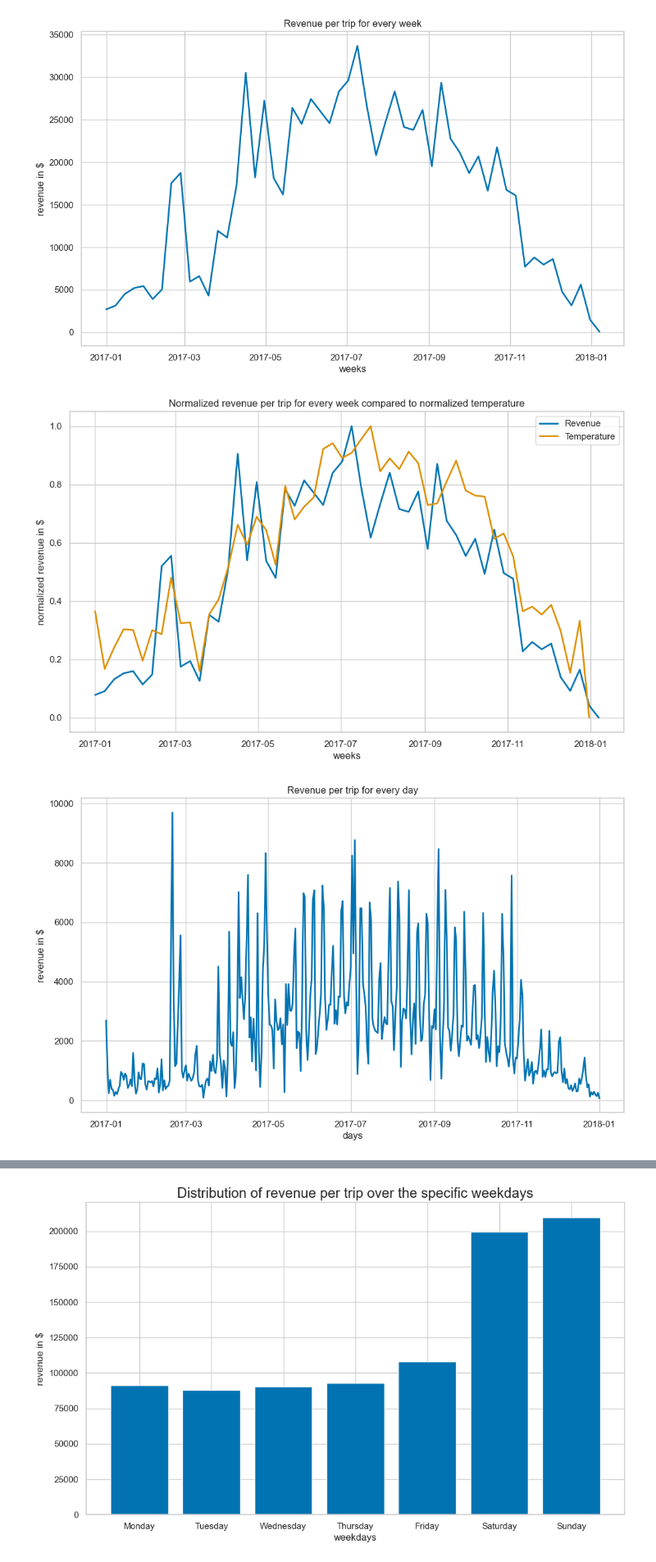
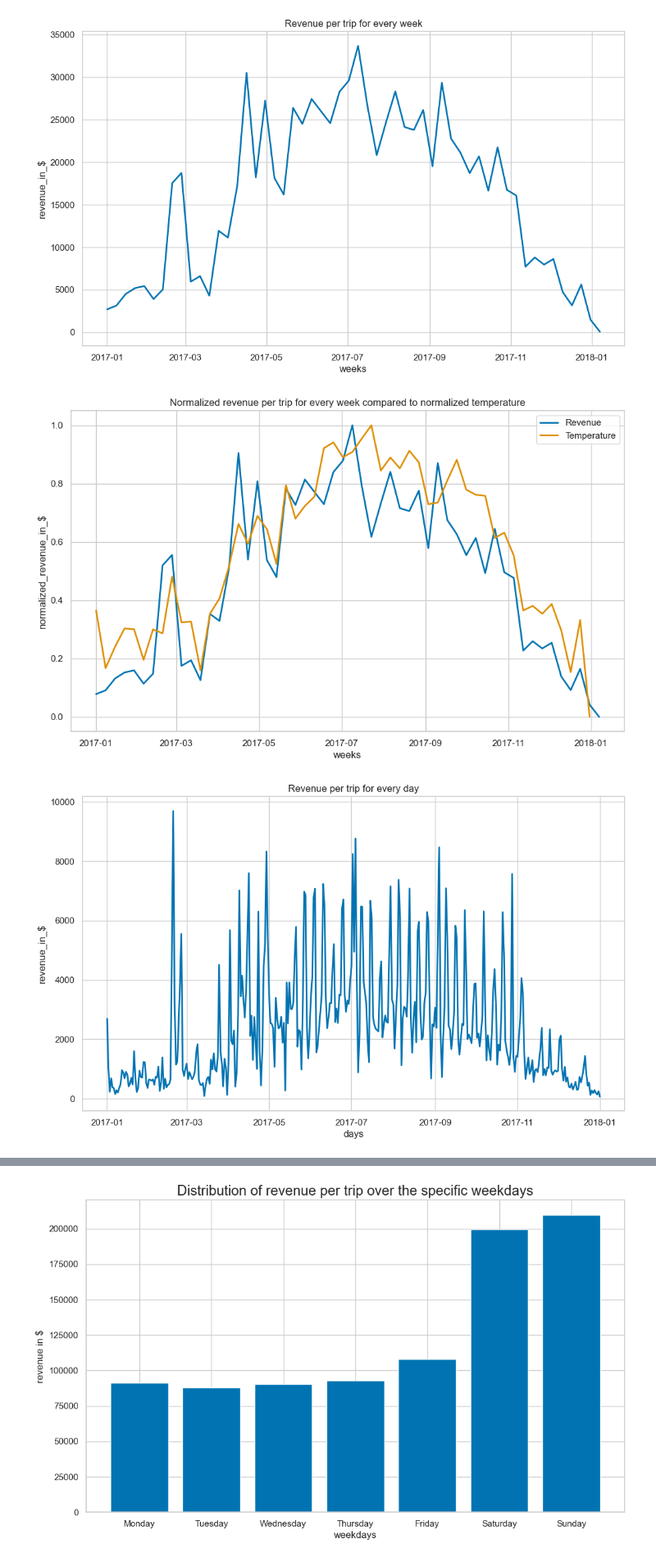
Before and after one commit to yassinehammou27/intentionally_blank, a Jupyter notebook: Team Assignment - Intentionally Blank.ipynb, the cells around one changed output, grey strips where cells are left out. Shown: that part at 82% size. Cells and saved outputs as stored; diff of their text form; code cells hidden in the pictures.

```diff
--- a/Team Assignment - Intentionally Blank.ipynb
+++ b/Team Assignment - Intentionally Blank.ipynb
@@ -289,10 +292,10 @@ All dataframes for reference:
 # %%
 # Prepare new dataframe for calculating the revenue
-df_phil_revenue = df_philadelphia_cleaned[['start_time', 'end_time', 'trip_duration', 'user_type', 'weekday']].copy(deep=True)
+df_phil_revenue = df_philadelphia_cleaned[['end_time', 'trip_duration', 'user_type', 'weekday']].copy(deep=True)
 df_phil_revenue.loc[:, 'trip_duration'] = df_phil_revenue['trip_duration'].dt.seconds / 60
-df_phil_revenue.rename(columns={'trip_duration': 'trip_duration in minutes'}, inplace=True)
+df_phil_revenue.rename(columns={'trip_duration': 'trip_duration_in_minutes'}, inplace=True)
 # Since we have full minutes without any remainder we can convert the trip_duration in minutes to int
-df_phil_revenue['trip_duration in minutes'] = df_phil_revenue['trip_duration in minutes'].astype(int)
+df_phil_revenue['trip_duration_in_minutes'] = df_phil_revenue['trip_duration_in_minutes'].astype(int)
 # The dataset from above needs to be resetted, so it doesnt need to be done here!!!!!!!!!!!!!!!!!!!!!!!!!!!!!!!!!!!!!!!!!
 df_phil_revenue.reset_index(drop = True, inplace =True)
 df_phil_revenue
@@ -326,33 +330,34 @@ Prices for the specific "user_type" in our dataframe (as seen above) were found
 
 Since we were not able to find any information regarding the "Two Day Pass" we assumed that the same pricing conditions apply from the "One Day Pass" to the "Two Day Pass".
 # %%
-# Calculation of every user_type pricing condition and saving it in a new column called "revenue in $"
+# Calculation of every user_type pricing condition and saving it in a new column called "revenue_in_$"
 for i in range(0, len(df_phil_revenue)):
     # We need the duration and the user_type beforehand to determine the different pricing conditions
-    duration = df_phil_revenue.at[i, 'trip_duration in minutes']
+    duration = df_phil_revenue.at[i, 'trip_duration_in_minutes']
     price_type = df_phil_revenue.at[i, 'user_type']
     if(price_type == 'Walk-up'):
-        df_phil_revenue.at[i, 'revenue in $'] = 4*(np.ceil((df_phil_revenue.at[i, 'trip_duration in minutes'])/30))
+        df_phil_revenue.at[i, 'revenue_in_$'] = 4*(np.ceil((df_phil_revenue.at[i, 'trip_duration_in_minutes'])/30))
     elif(price_type == 'IndegoFlex'):
-        df_phil_revenue.at[i, 'revenue in $'] = 4*(np.ceil((df_phil_revenue.at[i, 'trip_duration in minutes'])/60))
+        df_phil_revenue.at[i, 'revenue_in_$'] = 4*(np.ceil((df_phil_revenue.at[i, 'trip_duration_in_minutes'])/60))
     elif(price_type == 'One Day Pass' or price_type == 'Two Day Pass'):
         # Since there are unlimited 30 minute trips, we can just give them 0$ revenue as a result
         if(duration <= 30):
-            df_phil_revenue.at[i, 'revenue in $'] = 0
+            df_phil_revenue.at[i, 'revenue_in_$'] = 0
         else:
             # - 30 needs to be added to the calculation, so the first half an hour doesnt count in
-            df_phil_revenue.at[i, 'revenue in $'] = 2*(np.ceil((df_phil_revenue.at[i, 'trip_duration in minutes'] - 30)/30))
+            df_phil_revenue.at[i, 'revenue_in_$'] = 2*(np.ceil((df_phil_revenue.at[i, 'trip_duration_in_minutes'] - 30)/30))
     elif(price_type == 'Indego365' or price_type == 'Indego30'):
         # Since there are unlimited 60 minute trips, we can just give them 0$ revenue as a result
         if(duration <= 60):
-            df_phil_revenue.at[i, 'revenue in $'] = 0
+            df_phil_revenue.at[i, 'revenue_in_$'] = 0
         else:
             # - 60 needs to be added to the calculation, so the first hour doesnt count in
-            df_phil_revenue.at[i, 'revenue in $'] = 4*(np.ceil((df_phil_revenue.at[i, 'trip_duration in minutes'] - 60)/60))
+            df_phil_revenue.at[i, 'revenue_in_$'] = 4*(np.ceil((df_phil_revenue.at[i, 'trip_duration_in_minutes'] - 60)/60))
+
+# Since we dont have any values with remainder, we can also convert the revenue into an int for convenience, and drop the trip duration
+df_phil_revenue['revenue_in_$'] = df_phil_revenue['revenue_in_$'].astype(int)
+df_phil_revenue.drop('trip_duration_in_minutes', axis = 1, inplace = True)
 # %%
-# Since we dont have any values with remainder, we can also convert the revenue into an int
-df_phil_revenue['revenue in $'] = df_phil_revenue['revenue in $'].astype(int)
-
 # Finished dataframe with all revenue calculations done
 df_phil_revenue
 # %% [output]
@@ -372,15 +377,11 @@ df_phil_revenue
 # %%
 # Creating a new dataframe for easier usage later on for the plots
 df_phil_revenue_plt = df_phil_revenue.copy()
-
-# Dropping every column except for the revenue in $
-df_phil_revenue_plt.drop('start_time', axis = 1, inplace = True)
-df_phil_revenue_plt.drop('trip_duration in minutes', axis = 1, inplace = True)
 
 # Setting the end_time as our new index to resample
 df_phil_revenue_plt.sort_values(["end_time"], inplace = True)
 df_phil_revenue_plt.set_index('end_time', inplace = True)
 
-#Finished dataframe
+#Finished dataframe for plotting purposes
 df_phil_revenue_plt
 # %% [output]
@@ -461,30 +464,30 @@ df_phil_revenue_weather.set_index('date_time', inplace = True)
 df_phil_revenue_weather = df_phil_revenue_weather.resample('W').mean()
 
 # Normalizing data
-df_phil_revenue_plt_weekly['normalized revenue in $'] = (df_phil_revenue_plt_weekly[["revenue in $"]] - df_phil_revenue_plt_weekly[["revenue in $"]].min(axis=0)) / (df_phil_revenue_plt_weekly[["revenue in $"]].max(axis=0) - df_phil_revenue_plt_weekly[["revenue in $"]].min(axis=0))
-df_phil_revenue_weather['normalized min_temp'] = (df_phil_revenue_weather[["min_temp"]] - df_phil_revenue_weather[["min_temp"]].min(axis=0)) / (df_phil_revenue_weather[["min_temp"]].max(axis=0) - df_phil_revenue_weather[["min_temp"]].min(axis=0))
+df_phil_revenue_plt_weekly['normalized_revenue_in_$'] = (df_phil_revenue_plt_weekly[["revenue_in_$"]] - df_phil_revenue_plt_weekly[["revenue_in_$"]].min(axis=0)) / (df_phil_revenue_plt_weekly[["revenue_in_$"]].max(axis=0) - df_phil_revenue_plt_weekly[["revenue_in_$"]].min(axis=0))
+df_phil_revenue_weather['normalized_min_temp'] = (df_phil_revenue_weather[["min_temp"]] - df_phil_revenue_weather[["min_temp"]].min(axis=0)) / (df_phil_revenue_weather[["min_temp"]].max(axis=0) - df_phil_revenue_weather[["min_temp"]].min(axis=0))
 
 #Plotting
 fig, ax = plt.subplots(figsize = (12,7))
-plot_monthly = sns.lineplot(x = df_phil_revenue_plt_weekly.index, y = 'normalized revenue in $', data = df_phil_revenue_plt_weekly)
-plot_temp = sns.lineplot(x = df_phil_revenue_weather.index, y = 'normalized min_temp', data = df_phil_revenue_weather)
+plot_monthly = sns.lineplot(x = df_phil_revenue_plt_weekly.index, y = 'normalized_revenue_in_$', data = df_phil_revenue_plt_weekly)
+plot_temp = sns.lineplot(x = df_phil_revenue_weather.index, y = 'normalized_min_temp', data = df_phil_revenue_weather)
 ax.legend(['Revenue', 'Temperature'])
 plt.title('Normalized revenue per trip for every week compared to normalized temperature')
 plt.show()
 # %% [output]
-[figure, old version]
+[figure, new version]
 # %%
 # Plotting the revenue for every day
 sns.set(style="whitegrid",palette="colorblind", rc={"lines.linewidth": 2})
 
 # Resampling the data to daily format
-df_phil_revenue_plt_daily = df_phil_revenue_plt.resample('D').sum()
+df_phil_revenue_plt_daily = df_phil_revenue_plt.resample('D').sum(numeric_only=True)
 df_phil_revenue_plt_daily.index.rename('days', inplace = True)
 
 #Plotting
 fig, ax = plt.subplots(figsize = (12,7))
-plot_monthly = sns.lineplot(x = df_phil_revenue_plt_daily.index, y = 'revenue in $', data = df_phil_revenue_plt_daily)
+plot_monthly = sns.lineplot(x = df_phil_revenue_plt_daily.index, y = 'revenue_in_$', data = df_phil_revenue_plt_daily)
 plt.title('Revenue per trip for every day')
 plt.show()
 # %% [output]
-[figure, old version]
+[figure, new version]
```
Also changed, not shown: parts of 12 cells of this notebook.
